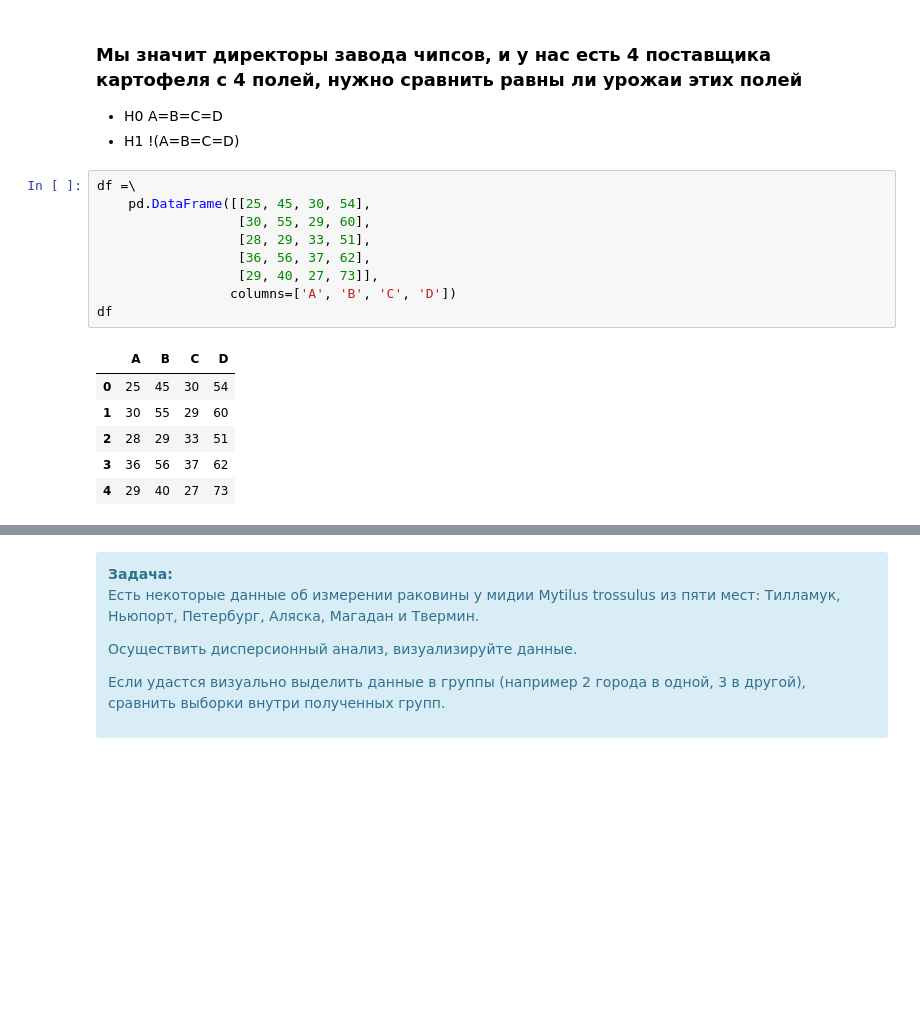
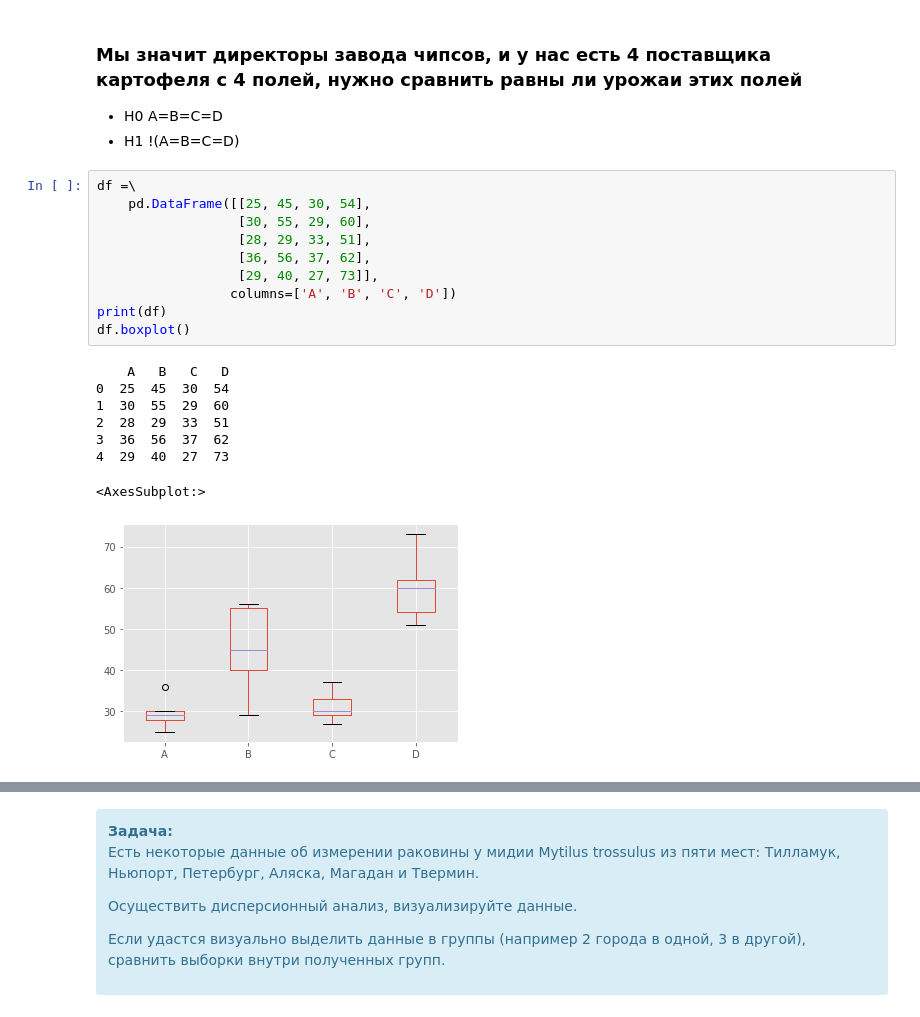
Before and after one commit to MaxgorData/netelogy_learning, a Jupyter notebook: netology_learning/21_analysis_of_variance/A_B-testing.ipynb, the cells around one changed output, grey strips where cells are left out. Cells and saved outputs as stored; diff of their text form; blank space fills up the shorter version.

```diff
--- a/netology_learning/21_analysis_of_variance/A_B-testing.ipynb
+++ b/netology_learning/21_analysis_of_variance/A_B-testing.ipynb
@@ -90,19 +94,22 @@ Image('fisher_dist.png')
 # %%
 df =\
     pd.DataFrame([[25, 45, 30, 54],
                   [30, 55, 29, 60],
                   [28, 29, 33, 51],
                   [36, 56, 37, 62],
                   [29, 40, 27, 73]],
                  columns=['A', 'B', 'C', 'D'])
-df
+print(df)
+df.boxplot()
 # %% [output]
-|  | A | B | C | D |
-| 0 | 25 | 45 | 30 | 54 |
-| 1 | 30 | 55 | 29 | 60 |
-| 2 | 28 | 29 | 33 | 51 |
-| 3 | 36 | 56 | 37 | 62 |
-| 4 | 29 | 40 | 27 | 73 |
+    A   B   C   D
+0  25  45  30  54
+1  30  55  29  60
+2  28  29  33  51
+3  36  56  37  62
+4  29  40  27  73
+<AxesSubplot:>
+[figure, added]
 # %%
 # общая средняя
 grand_mean = df.values.flatten().mean()
```
Also changed, not shown: parts of 89 cells of this notebook.
